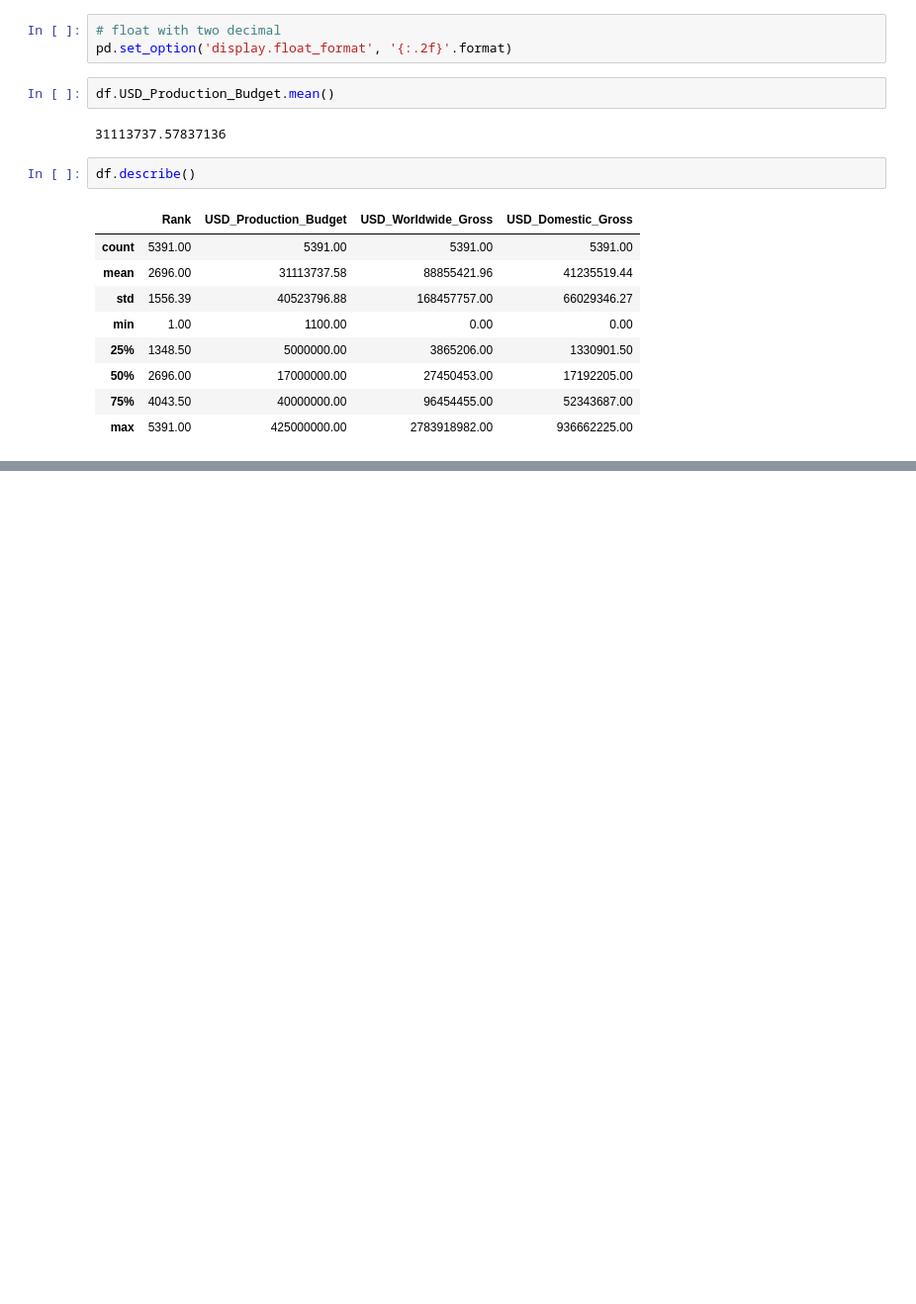
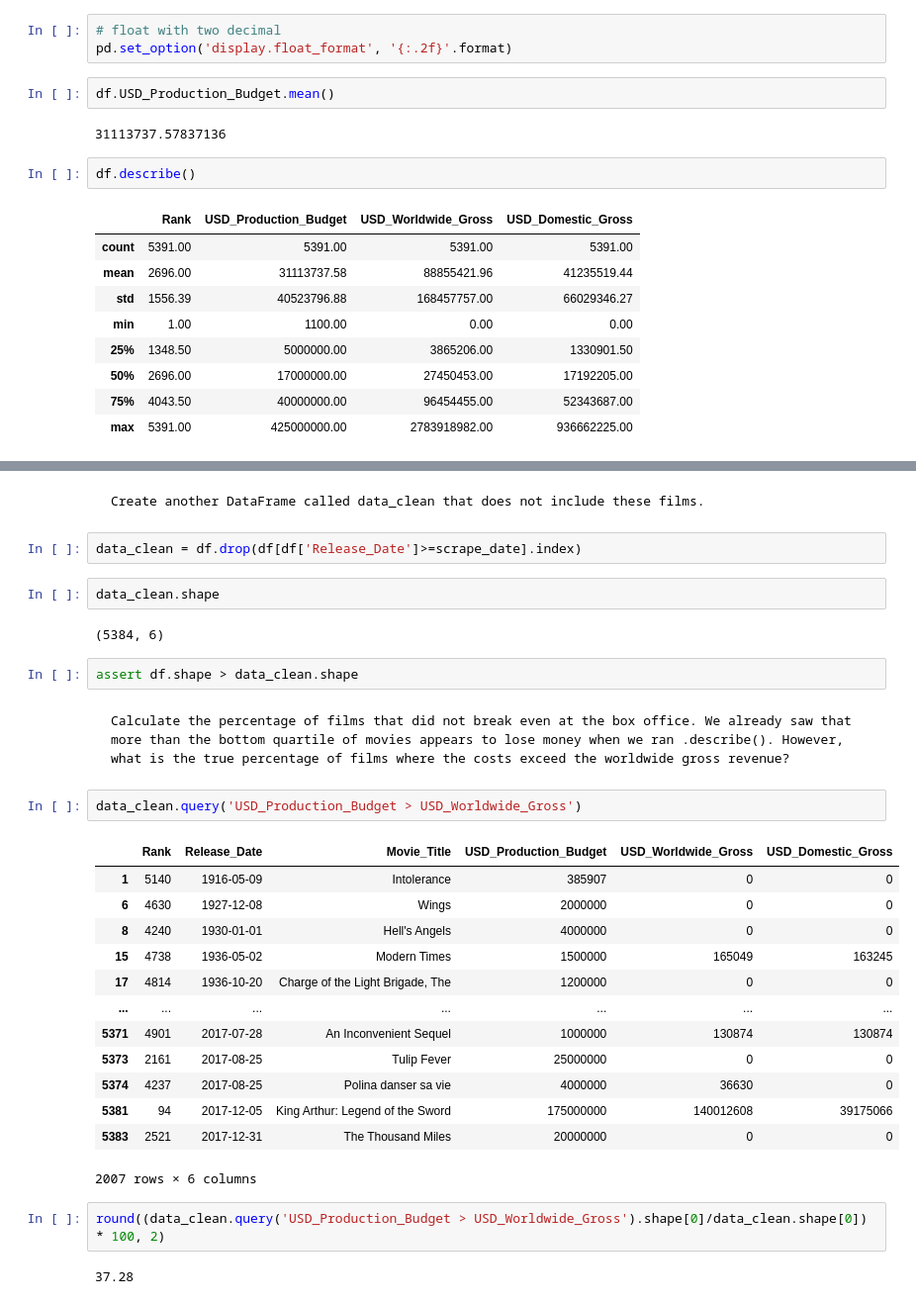
Before and after one commit to PIETRO-ing/Movie-Revenue-Estimation, a Jupyter notebook: Revenue-Estimation.ipynb, the cells around one changed output, grey strips where cells are left out. Shown at 99% size. Drawn from its saved outputs; the diff is of its cells as text; blank space fills up the shorter version.

```diff
--- a/Revenue-Estimation.ipynb
+++ b/Revenue-Estimation.ipynb
@@ -287,0 +450,32 @@ df.describe()
+# %% [markdown]
+    Create another DataFrame called data_clean that does not include these films.
+# %%
+data_clean = df.drop(df[df['Release_Date']>=scrape_date].index)
+# %%
+data_clean.shape
+# %% [output]
+(5384, 6)
+# %%
+assert df.shape > data_clean.shape
+# %% [markdown]
+    Calculate the percentage of films that did not break even at the box office. We already saw that more than the bottom quartile of movies appears to lose money when we ran .describe(). However, what is the true percentage of films where the costs exceed the worldwide gross revenue?
+# %%
+data_clean.query('USD_Production_Budget > USD_Worldwide_Gross')
+# %% [output]
+|  | Rank | Release_Date | Movie_Title | USD_Production_Budget | USD_Worldwide_Gross | USD_Domestic_Gross |
+| 1 | 5140 | 1916-05-09 | Intolerance | 385907 | 0 | 0 |
+| 6 | 4630 | 1927-12-08 | Wings | 2000000 | 0 | 0 |
+| 8 | 4240 | 1930-01-01 | Hell's Angels | 4000000 | 0 | 0 |
+| 15 | 4738 | 1936-05-02 | Modern Times | 1500000 | 165049 | 163245 |
+| 17 | 4814 | 1936-10-20 | Charge of the Light Brigade, The | 1200000 | 0 | 0 |
+| ... | ... | ... | ... | ... | ... | ... |
+| 5371 | 4901 | 2017-07-28 | An Inconvenient Sequel | 1000000 | 130874 | 130874 |
+| 5373 | 2161 | 2017-08-25 | Tulip Fever | 25000000 | 0 | 0 |
+| 5374 | 4237 | 2017-08-25 | Polina danser sa vie | 4000000 | 36630 | 0 |
+| 5381 | 94 | 2017-12-05 | King Arthur: Legend of the Sword | 175000000 | 140012608 | 39175066 |
+| 5383 | 2521 | 2017-12-31 | The Thousand Miles | 20000000 | 0 | 0 |
+2007 rows × 6 columns
+# %%
+round((data_clean.query('USD_Production_Budget > USD_Worldwide_Gross').shape[0]/data_clean.shape[0]) * 100, 2)
+# %% [output]
+37.28
```
Also changed, not shown: parts of 21 cells of this notebook.
